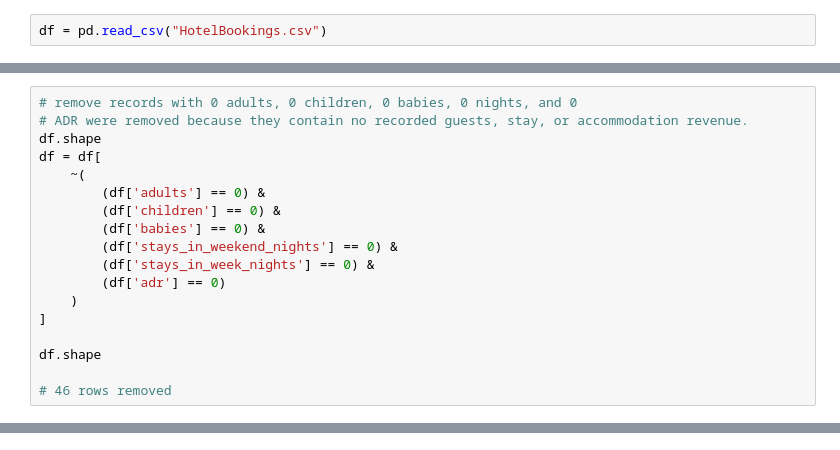
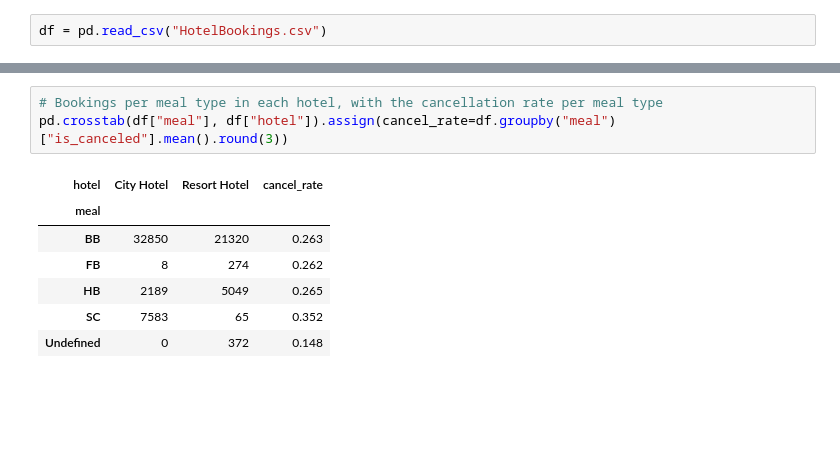
Before and after one commit to ErikS234/DSA312-Group-Project, a Jupyter notebook: Team Project.ipynb, the cells around one changed output, grey strips where cells are left out. Cells and saved outputs as stored; diff of their text form; blank space fills up the shorter version.

```diff
--- a/Team Project.ipynb
+++ b/Team Project.ipynb
@@ -84,18 +14,0 @@ pd.crosstab(
-# %%
-# remove records with 0 adults, 0 children, 0 babies, 0 nights, and 0
-# ADR were removed because they contain no recorded guests, stay, or accommodation revenue.
-df.shape
-df = df[
-    ~(
-        (df['adults'] == 0) &
-        (df['children'] == 0) &
-        (df['babies'] == 0) &
-        (df['stays_in_weekend_nights'] == 0) &
-        (df['stays_in_week_nights'] == 0) &
-        (df['adr'] == 0)
-    )
-]
-
-df.shape
-
-# 46 rows removed
@@ -159,0 +88,11 @@ profile.to_file("hotelbookings_profiling_report.html")
+# %%
+# Bookings per meal type in each hotel, with the cancellation rate per meal type
+pd.crosstab(df["meal"], df["hotel"]).assign(cancel_rate=df.groupby("meal")["is_canceled"].mean().round(3))
+# %% [output]
+| hotel | City Hotel | Resort Hotel | cancel_rate |
+| meal |  |  |  |
+| BB | 32850 | 21320 | 0.263 |
+| FB | 8 | 274 | 0.262 |
+| HB | 2189 | 5049 | 0.265 |
+| SC | 7583 | 65 | 0.352 |
+| Undefined | 0 | 372 | 0.148 |
```
Also changed, not shown: parts of 55 cells of this notebook.
